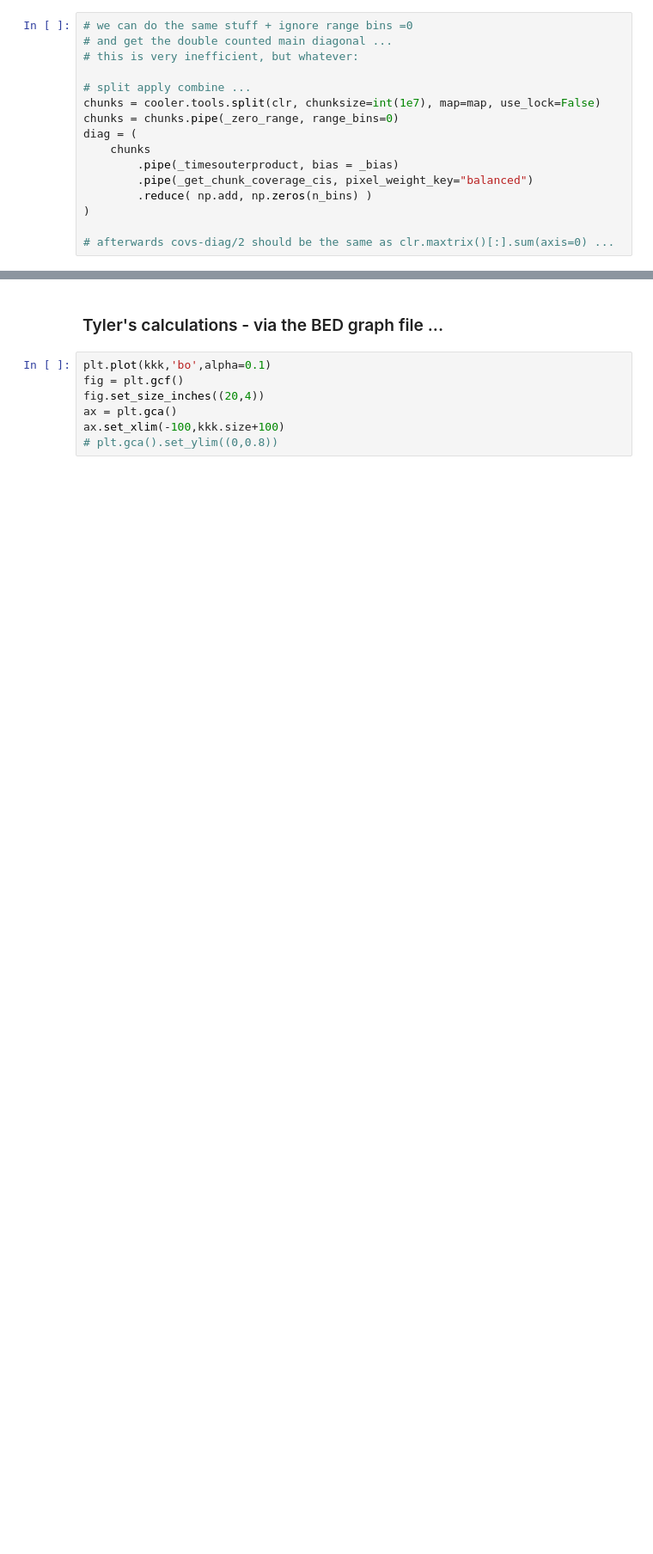
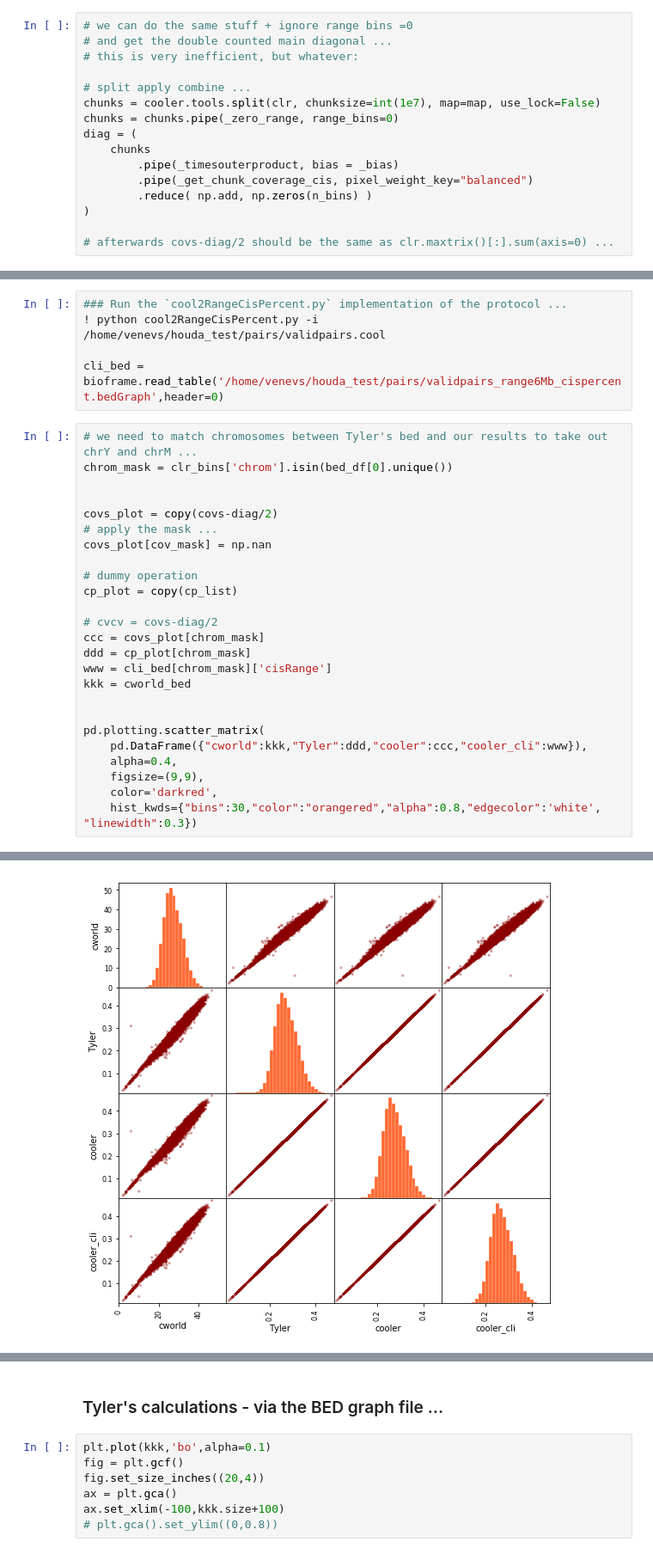
Before and after one commit to tborrman/liquid-chromatin-Hi-C, a Jupyter notebook: cisRangePercent.ipynb, the cells around one changed output, grey strips where cells are left out. Shown: that part at 86% size. Drawn from its saved outputs; the diff is of its cells as text; blank space fills up the shorter version.

Commit message:
updated notebook after the python script

```diff
--- a/cisRangePercent.ipynb
+++ b/cisRangePercent.ipynb
@@ -311,0 +214,31 @@ array([[<matplotlib.axes._subplots.AxesSubplot object at 0x...>,
+# %%
+### Run the `cool2RangeCisPercent.py` implementation of the protocol ...
+! python cool2RangeCisPercent.py -i /home/venevs/houda_test/pairs/validpairs.cool
+
+cli_bed = bioframe.read_table('/home/venevs/houda_test/pairs/validpairs_range6Mb_cispercent.bedGraph',header=0)
+# %%
+# we need to match chromosomes between Tyler's bed and our results to take out chrY and chrM ...
+chrom_mask = clr_bins['chrom'].isin(bed_df[0].unique())
+
+
+covs_plot = copy(covs-diag/2)
+# apply the mask ...
+covs_plot[cov_mask] = np.nan
+
+# dummy operation
+cp_plot = copy(cp_list)
+
+# cvcv = covs-diag/2
+ccc = covs_plot[chrom_mask]
+ddd = cp_plot[chrom_mask]
+www = cli_bed[chrom_mask]['cisRange']
+kkk = cworld_bed
+
+
+pd.plotting.scatter_matrix(
+    pd.DataFrame({"cworld":kkk,"Tyler":ddd,"cooler":ccc,"cooler_cli":www}),
+    alpha=0.4,
+    figsize=(9,9),
+    color='darkred',
+    hist_kwds={"bins":30,"color":"orangered","alpha":0.8,"edgecolor":'white', "linewidth":0.3})
+# %% [output]
@@ -311,0 +262 @@ array([[<matplotlib.axes._subplots.AxesSubplot object at 0x...>,
+[figure, added]
```
Also changed, not shown: parts of 15 cells of this notebook.
